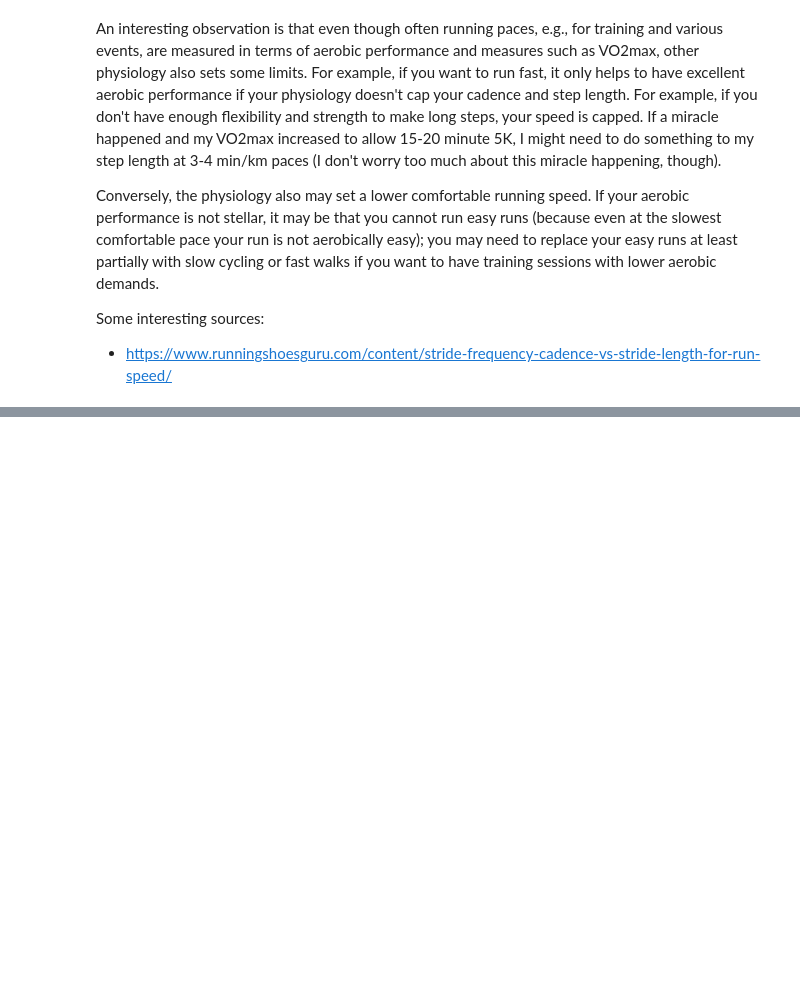
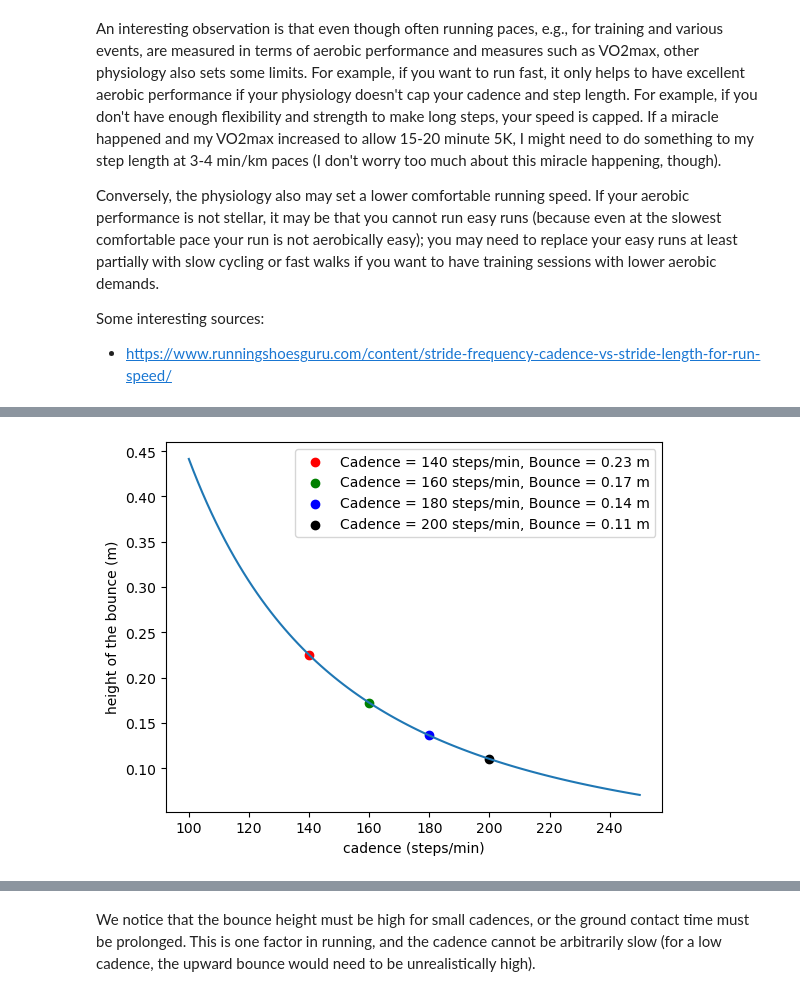
Before and after one commit to kaipuolamaki/run2024, a Jupyter notebook: notes/run.ipynb, the cells around one changed output, grey strips where cells are left out. Cells and saved outputs as stored; diff of their text form; code cells hidden in the pictures; blank space fills up the shorter version.

```diff
--- a/notes/run.ipynb
+++ b/notes/run.ipynb
@@ -261,0 +268,23 @@ Some interesting sources:
+# %%
+def fh(c):
+    # the cadence units are in 1/min, we need to divide by 60 to get 1/s.
+    return 9.81 * (60.0 / c) ** 2 / 8.0
+
+
+c = np.linspace(100, 250, 100)
+
+c2 = np.array([140,160,180,200])
+fh2 = fh(c2)
+
+plt.clf()
+plt.plot(c, fh(c))
+plt.scatter(c2[0], fh2[0], label=f"Cadence = {c2[0]:.0f} steps/min, Bounce = {fh2[0]:.2f} m", color="red")
+plt.scatter(c2[1], fh2[1], label=f"Cadence = {c2[1]:.0f} steps/min, Bounce = {fh2[1]:.2f} m", color="green")
+plt.scatter(c2[2], fh2[2], label=f"Cadence = {c2[2]:.0f} steps/min, Bounce = {fh2[2]:.2f} m", color="blue")
+plt.scatter(c2[3], fh2[3], label=f"Cadence = {c2[3]:.0f} steps/min, Bounce = {fh2[3]:.2f} m", color="black")
+plt.xlabel("cadence (steps/min)")
+plt.ylabel("height of the bounce (m)")
+plt.legend()
+plt.show()
+# %% [output]
+[figure, added]
@@ -261,0 +292,2 @@ Some interesting sources:
+# %% [markdown]
+We notice that the bounce height must be high for small cadences, or the ground contact time must be prolonged. This is one factor in running, and the cadence cannot be arbitrarily slow (for a low cadence, the upward bounce would need to be unrealistically high).
```
Also changed, not shown: parts of 2 cells of this notebook.
